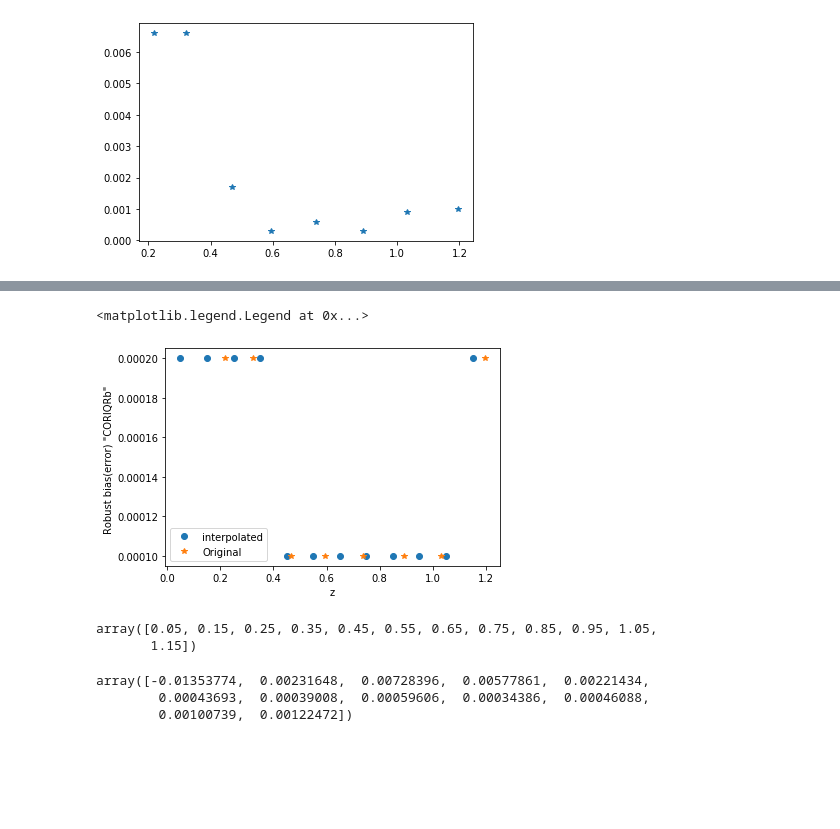
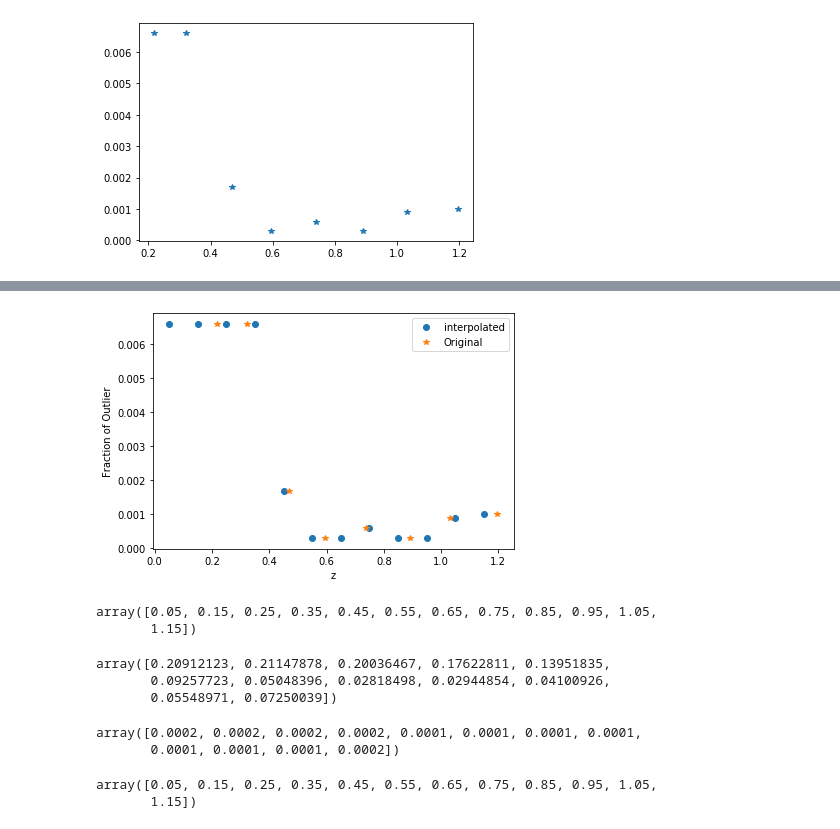
Before and after one commit to am610/Fisher-Matrix, a Jupyter notebook: github/Interpolation.ipynb, the cells around one changed output, grey strips where cells are left out. Cells and saved outputs as stored; diff of their text form; code cells hidden in the pictures; blank space fills up the shorter version.

```diff
--- a/github/Interpolation.ipynb
+++ b/github/Interpolation.ipynb
@@ -72,20 +104,26 @@ plt.plot(c.meanz, c.CORIQRb, '*')
 # %%
 from scipy.interpolate import interp1d
 # %%
-#f2 = interp1d(c.meanz, c.CORIQRb, kind='nearest',fill_value="extrapolate") # nearest
-f2 = interp1d(b.meanz, b.err_CORIQRb, kind='nearest',fill_value="extrapolate") # cubic
+f2 = interp1d(c.meanz, c.CORIQRb, kind='nearest',fill_value="extrapolate") # nearest
+#f2 = interp1d(b.meanz, b.err_CORIQRb, kind='nearest',fill_value="extrapolate") # cubic
+f3 = interp1d(b.meanz, b.err_CORIQRb, kind='nearest',fill_value="extrapolate") # cubic
+#f2 = interp1d(b.meanz, b.fout, kind='cubic',fill_value="extrapolate") # cubic
+
 xnew = np.linspace(0.05,1.15,12, endpoint=True)
 #np.linspace(0.05,1.15,12)
 
 plt.plot(xnew,f2(xnew),'o', label = 'interpolated')
-#plt.plot(c.meanz, c.CORIQRb, '*', label = 'Original')
-plt.plot(b.meanz, b.err_CORIQRb, '*', label = 'Original')
+plt.plot(c.meanz, c.CORIQRb, '*', label = 'Original')
+#plt.plot(b.meanz, b.err_CORIQRb, '*', label = 'Original')
+#plt.plot(b.meanz, b.fout, '*', label = 'Original')
 plt.xlabel('z')
 plt.ylabel('Robust bias(error) "CORIQRb" ' )
+plt.ylabel('Fraction of Outlier')
 plt.legend()
+plt.tight_layout()
+#plt.savefig('Outlier_f.pdf',bbox_inches='tight')
 # %% [output]
-<matplotlib.legend.Legend at 0x...>
-[figure, old version]
+[figure, new version]
 # %%
 xnew
 # %% [output]
@@ -94,6 +132,11 @@ array([0.05, 0.15, 0.25, 0.35, 0.45, 0.55, 0.65, 0.75, 0.85, 0.95, 1.05,
 # %%
 f2(xnew)
 # %% [output]
-array([-0.01353774,  0.00231648,  0.00728396,  0.00577861,  0.00221434,
-        0.00043693,  0.00039008,  0.00059606,  0.00034386,  0.00046088,
-        0.00100739,  0.00122472])
+array([0.20912123, 0.21147878, 0.20036467, 0.17622811, 0.13951835,
+       0.09257723, 0.05048396, 0.02818498, 0.02944854, 0.04100926,
+       0.05548971, 0.07250039])
+# %%
+f3(xnew)
+# %% [output]
+array([0.0002, 0.0002, 0.0002, 0.0002, 0.0001, 0.0001, 0.0001, 0.0001,
+       0.0001, 0.0001, 0.0001, 0.0002])
@@ -99,0 +145,5 @@ array([-0.01353774,  0.00231648,  0.00728396,  0.00577861,  0.00221434,
+# %%
+xnew
+# %% [output]
+array([0.05, 0.15, 0.25, 0.35, 0.45, 0.55, 0.65, 0.75, 0.85, 0.95, 1.05,
+       1.15])
```
Also changed, not shown: parts of 24 cells of this notebook.
